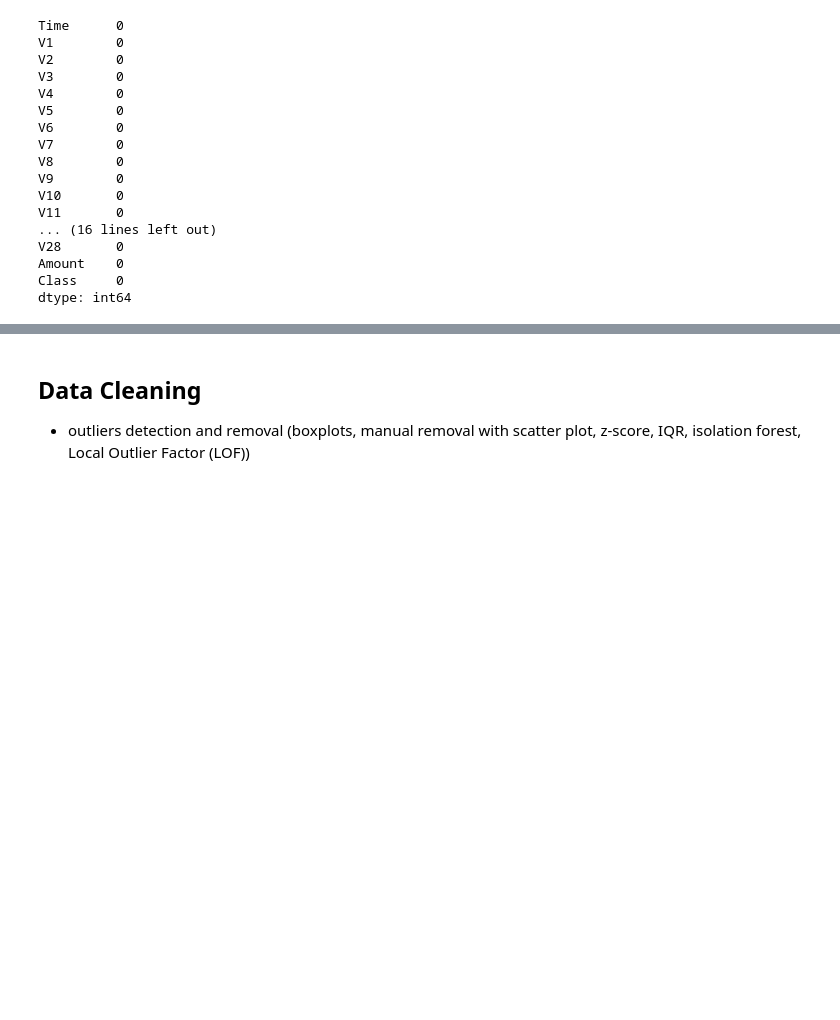
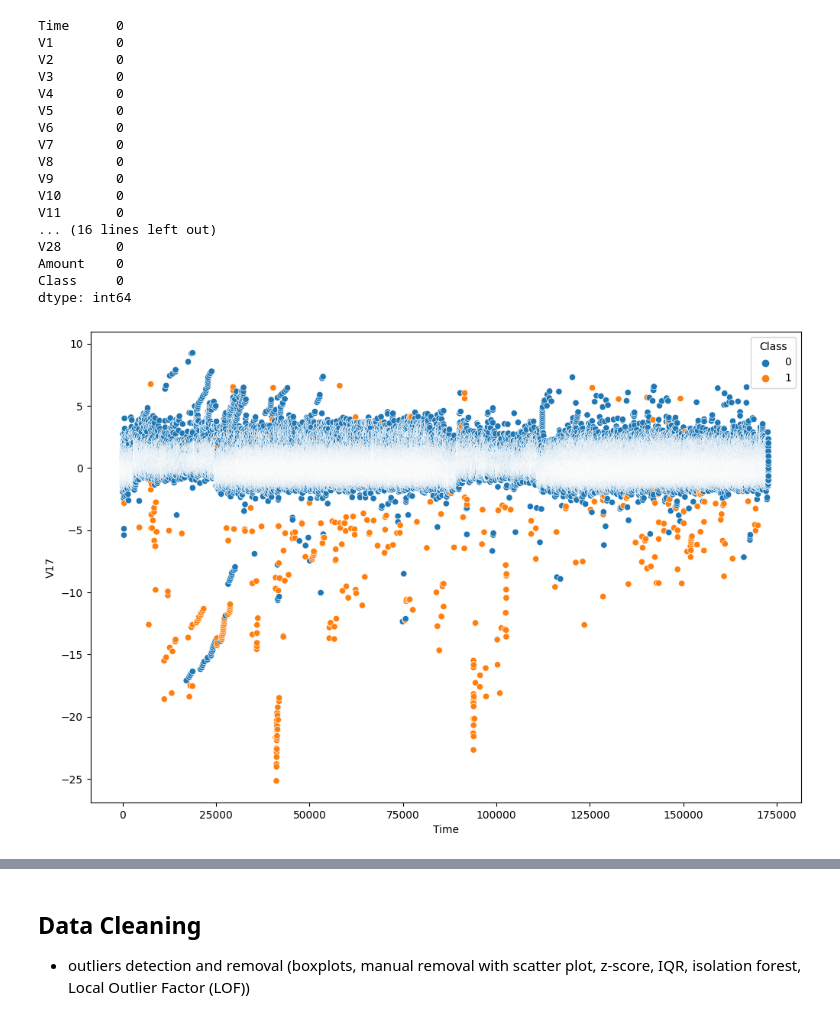
Before and after one commit to MatheusFranco99/KaggleCompetitions, a Jupyter notebook: CreditCardFraudDetection/Matheus/main.ipynb, the cells around one changed output, grey strips where cells are left out. Cells and saved outputs as stored; diff of their text form; code cells hidden in the pictures; blank space fills up the shorter version.

```diff
--- a/CreditCardFraudDetection/Matheus/main.ipynb
+++ b/CreditCardFraudDetection/Matheus/main.ipynb
@@ -173,0 +235,4 @@ dtype: int64
+# %%
+scatterClass(df,'Time','V17','Class')
+# %% [output]
+[figure, added]
```
Also changed, not shown: parts of 5 cells of this notebook, 1 other file.
